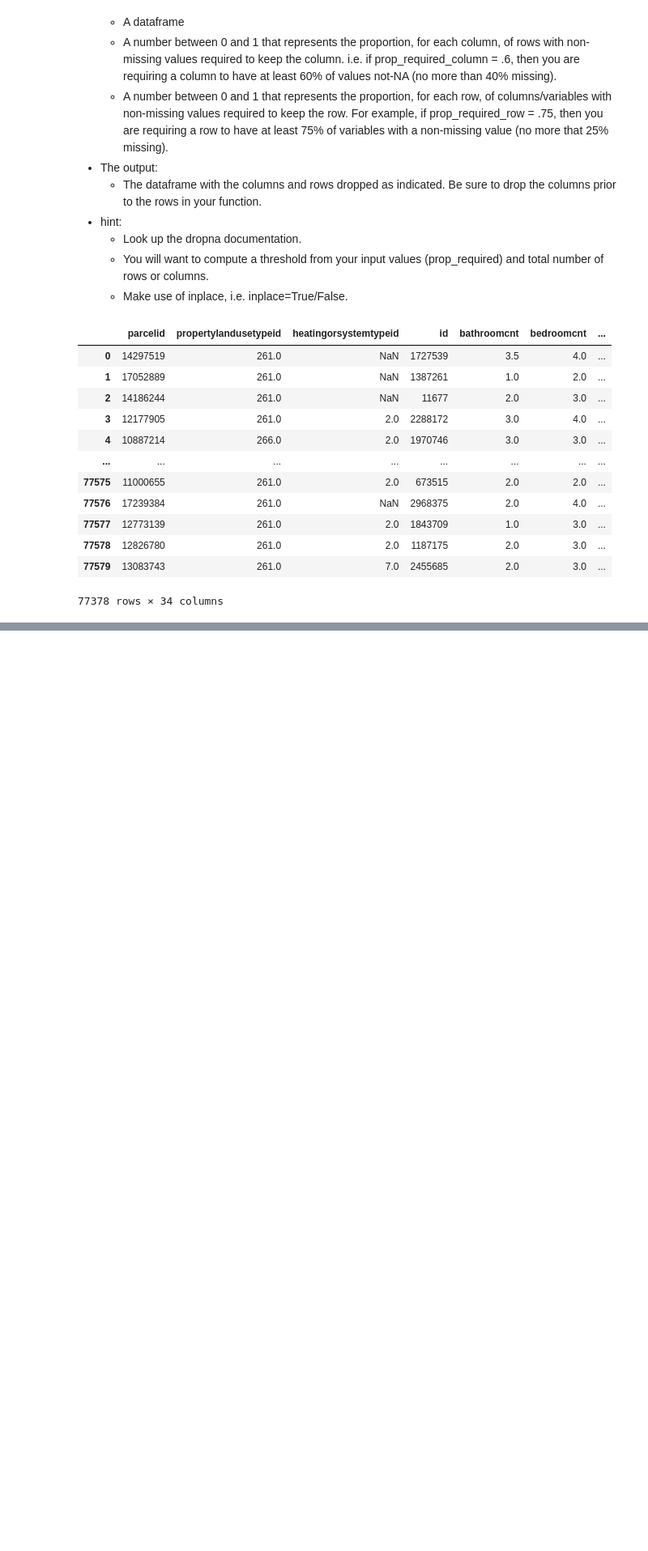
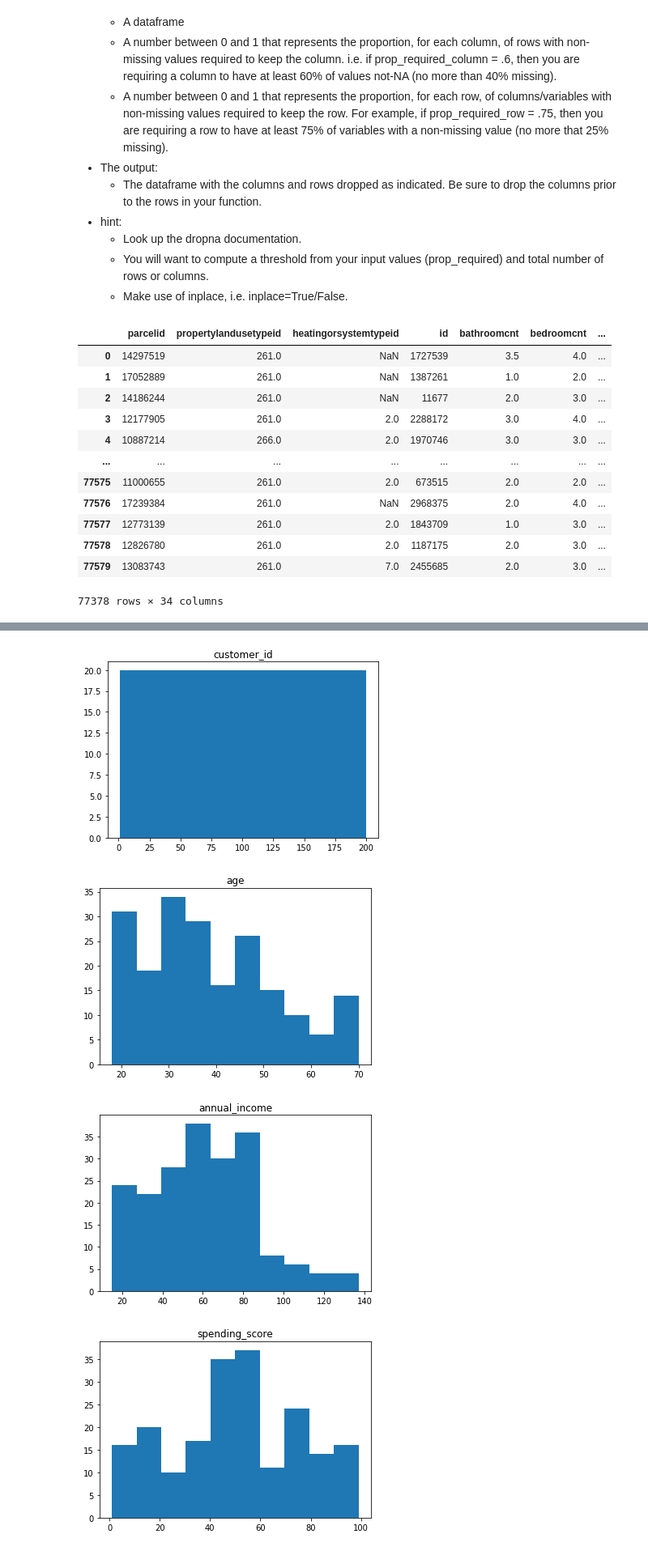
Before and after one commit to george887/clustering-exercises, a Jupyter notebook: acquire.ipynb, the cells around one changed output, grey strips where cells are left out. Shown at 81% size. Saved outputs shown, nothing was run; the diff lists cells and outputs as text; code cells hidden in the pictures; blank space fills up the shorter version.

Commit message:
Adding my acquire and wrangle files

```diff
--- a/acquire.ipynb
+++ b/acquire.ipynb
@@ -435,0 +462,2 @@ wrangle.
+# %%
+df2 = wrangle_zillow.get_mall_data()
@@ -435,0 +500,11 @@ wrangle.
+# %%
+for col in df2.columns:
+    if df2[col].dtype != object:
+        plt.hist(df2[col])
+        plt.title(col)
+        plt.show()
+# %% [output]
+[figure, added]
+[figure, added]
+[figure, added]
+[figure, added]
```
Also changed, not shown: parts of 11 cells of this notebook, 5 other files.
